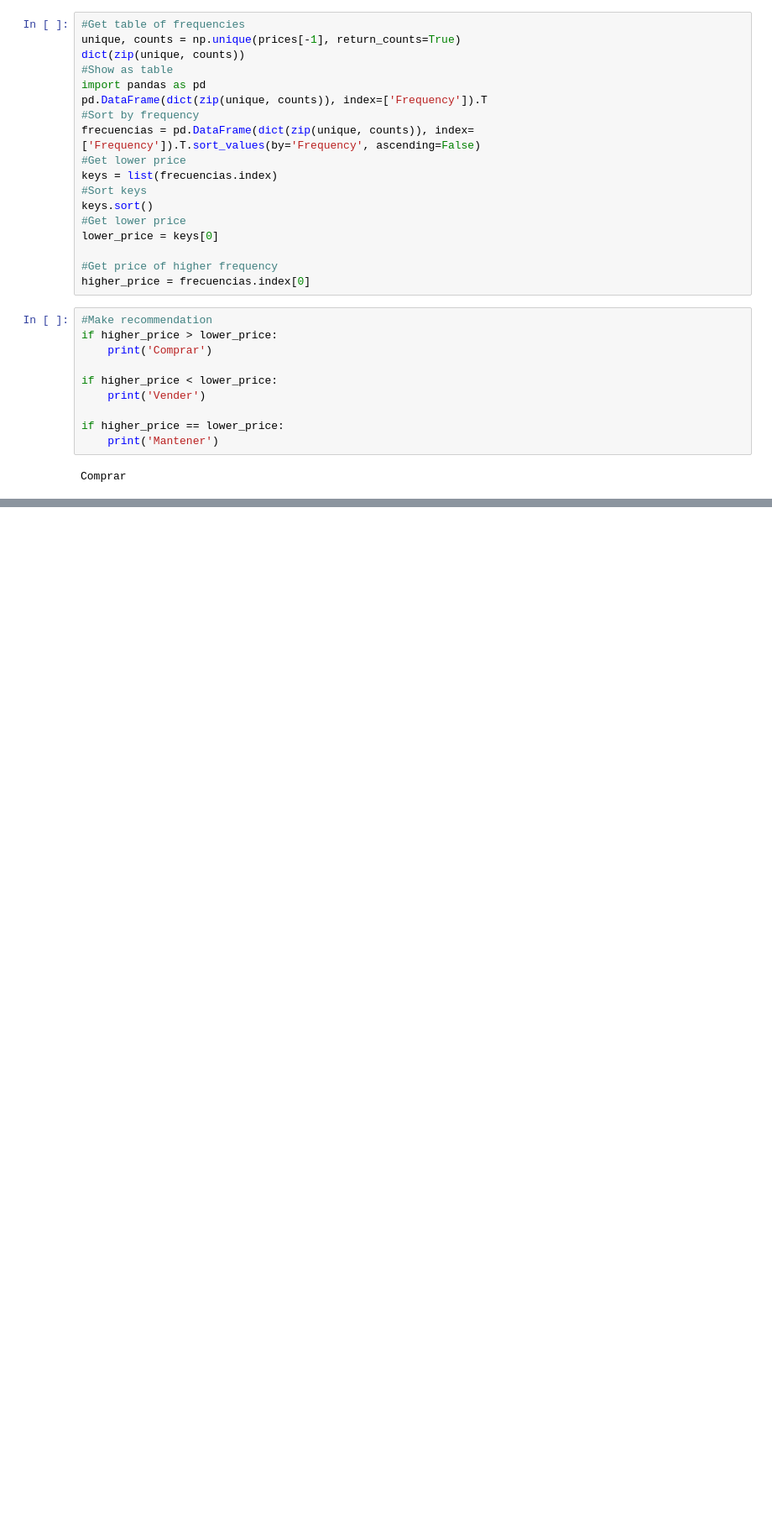
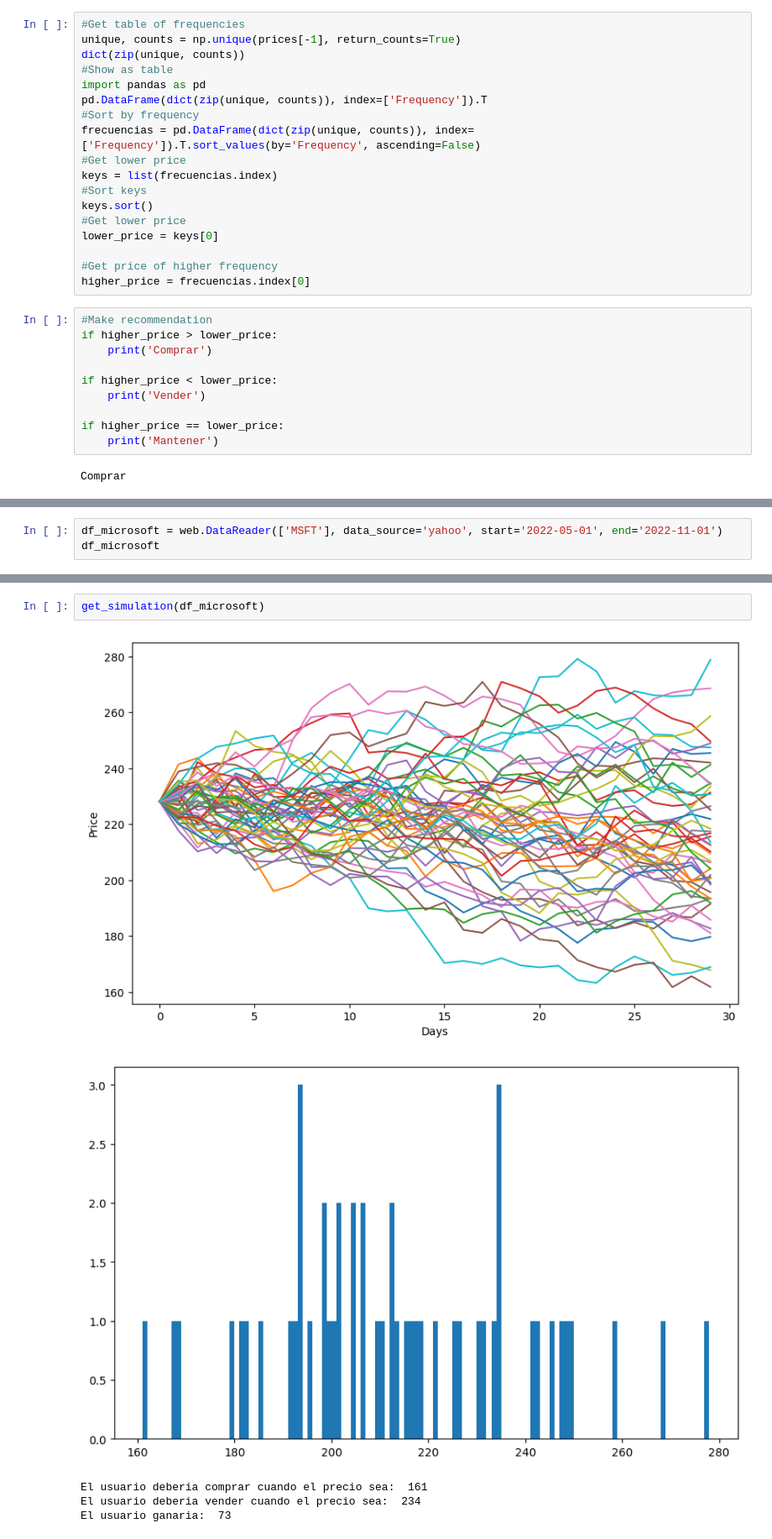
Before and after one commit to raulangelj/Proyecto-2-modelacion, a Jupyter notebook: main.ipynb, the cells around one changed output, grey strips where cells are left out. Shown at 84% size. Cells and saved outputs as stored; diff of their text form; blank space fills up the shorter version.

```diff
--- a/main.ipynb
+++ b/main.ipynb
@@ -119,0 +236,3 @@ El usuario ganaria:  20
+# %%
+df_microsoft = web.DataReader(['MSFT'], data_source='yahoo', start='2022-05-01', end='2022-11-01')
+df_microsoft
@@ -119,0 +255,8 @@ El usuario ganaria:  20
+# %%
+get_simulation(df_microsoft)
+# %% [output]
+[figure, added]
+[figure, added]
+El usuario deberia comprar cuando el precio sea:  161
+El usuario deberia vender cuando el precio sea:  234
+El usuario ganaria:  73
```
Also changed, not shown: parts of 16 cells of this notebook.
